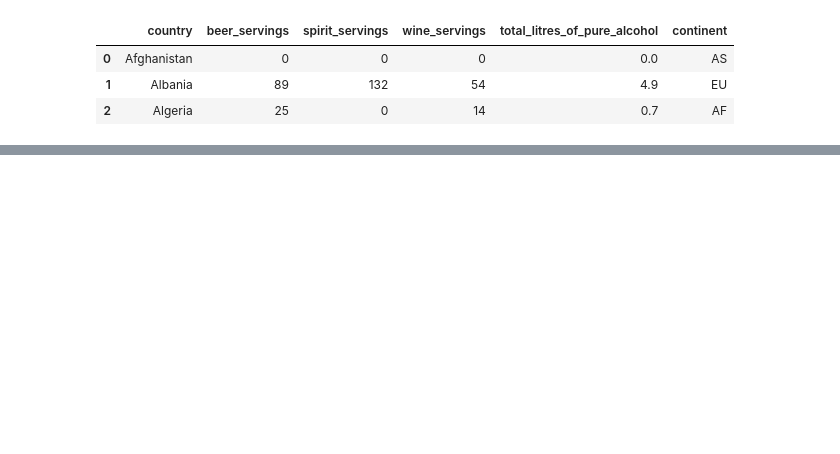
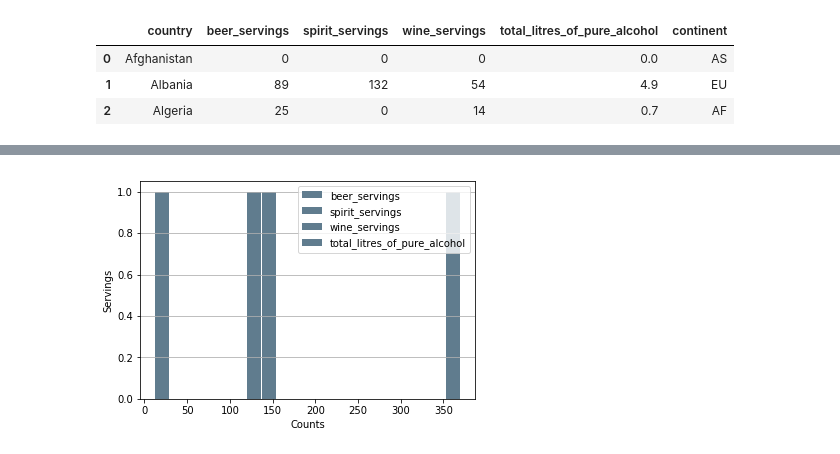
Before and after one commit to stampovaniq/ProgressBG-MLwithPython-Code, a Jupyter notebook: matplotlib_pandas_and_seaborn/pandas_and_mpl.ipynb, the cells around one changed output, grey strips where cells are left out. Cells and saved outputs as stored; diff of their text form; code cells hidden in the pictures; blank space fills up the shorter version.

```diff
--- a/matplotlib_pandas_and_seaborn/pandas_and_mpl.ipynb
+++ b/matplotlib_pandas_and_seaborn/pandas_and_mpl.ipynb
@@ -37,0 +88,9 @@ df.isnull()
+# %%
+# histogram of wine servings in france
+fr_s = df[df['country'] == 'France']
+fr_s.plot.hist(bins=20, rwidth=0.9,color='#607c8e')
+plt.xlabel('Counts')
+plt.ylabel('Servings')
+plt.grid(axis='y')
+# %% [output]
+[figure, added]
```
Also changed, not shown: parts of 13 cells of this notebook, 3 other files.
